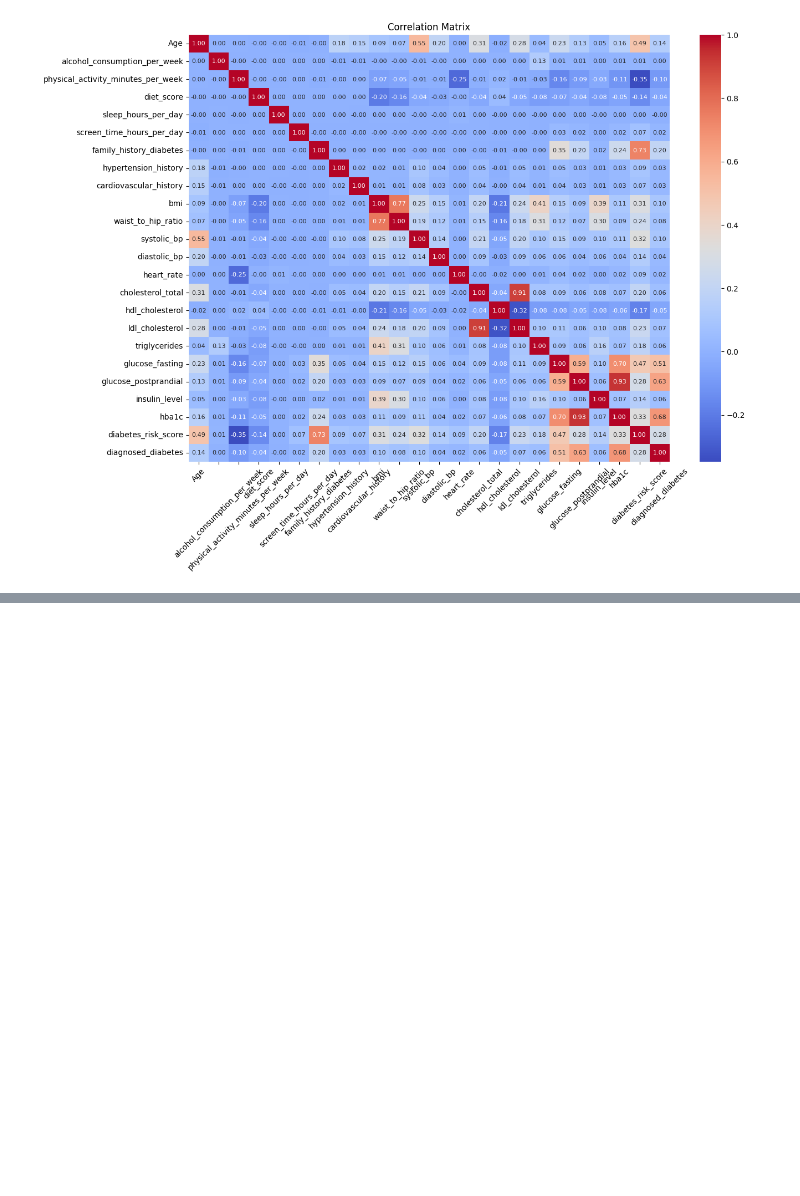
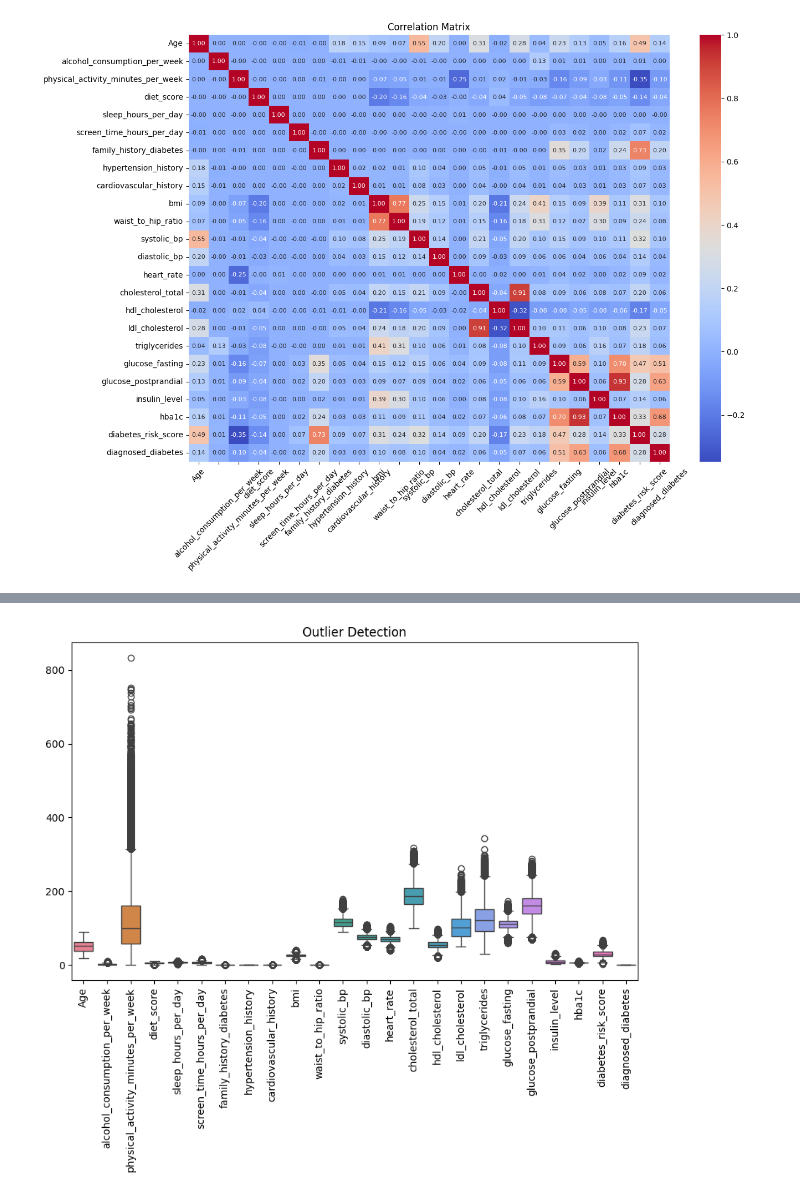
Before and after one commit to daneetjie/BC_Analytics, a Jupyter notebook: Data Understanding.ipynb, the cells around one changed output, grey strips where cells are left out. Cells and saved outputs as stored; diff of their text form; code cells hidden in the pictures; blank space fills up the shorter version.

Commit message:
Analyzed feature relationships, detected outliers, and provided key insights

```diff
--- a/Data Understanding.ipynb
+++ b/Data Understanding.ipynb
@@ -162,0 +177,8 @@ plt.show()
+# %%
+sns.boxplot(data=df.select_dtypes(include=np.number))
+plt.xticks(rotation=90)
+plt.title("Outlier Detection")
+plt.show()
+# Detect outliers in numerical features using boxplots
+# %% [output]
+[figure, added]
```
Also changed, not shown: parts of 3 cells of this notebook.
